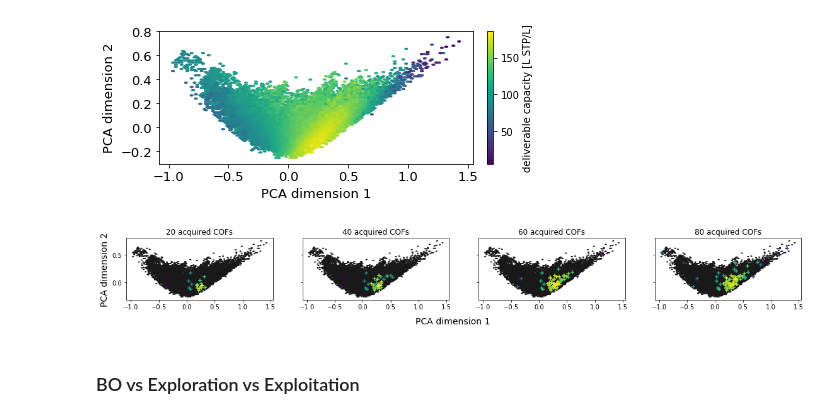
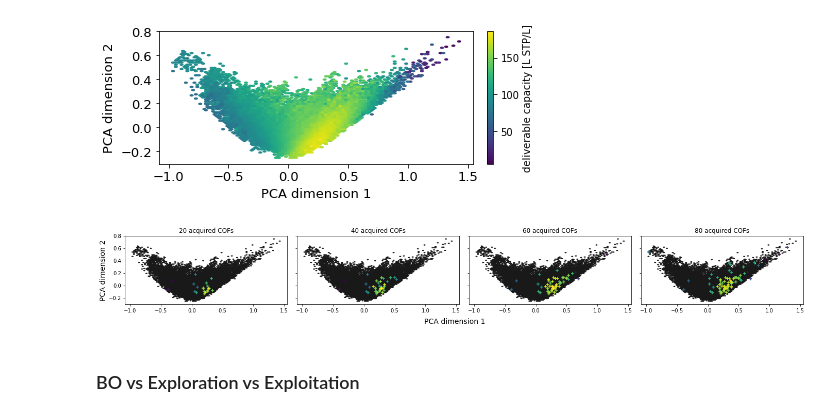
Before and after one commit to aryandeshwal/BO_of_COFs, a Jupyter notebook: COFS_figures.ipynb, the cells around one changed output. Saved outputs shown, nothing was run; the diff lists cells and outputs as text; code cells hidden in the pictures.

```diff
--- a/COFS_figures.ipynb
+++ b/COFS_figures.ipynb
@@ -60,31 +60,31 @@ plt.savefig('Hexbin_pca_all_inputs_2dim.pdf')
 # %%
 #low dimensional (PCA) visualization of the points selected by BO
 
 # bo_results.pkl is a torch-compatible dictionary storing BO results
 bo_data = torch.load('bo_results.pkl')
 inputs_selected = bo_data['inputs_selected'][0]
 inputs_selected = pca.transform(inputs_selected) # PCA transform
 bo_outputs = bo_data['outputs'][0]
 #print(len(bo_outputs))
 fig, ax = plt.subplots(1, 4, sharey=True, sharex=True, figsize=[3*6.4, 4.8])
 nb_to_show = [20, 40, 60, 80]
 for a in ax:
     a.set_aspect('equal', 'box')
     a.hexbin(inputs_low_dim_pca[:, 0], inputs_low_dim_pca[:, 1],C=0.9*np.ones(len(inputs_low_dim_pca[:, 1])), cmap="binary", vmin=0, vmax=1)
 for i in range(4):
     ax[i].scatter(inputs_selected[:nb_to_show[i], 0], inputs_selected[:nb_to_show[i], 1], c=bo_outputs[:nb_to_show[i]], marker="+")
     ax[i].set_title('{} acquired COFs'.format(nb_to_show[i]))
     ax[i].tick_params(axis='x', labelsize=10)
 ax[0].set_ylabel('PCA dimension 2', fontsize=14)
 
 ax[2].tick_params(axis='y', labelsize=0)
 
 
-fig.text(0.5, 0.25, 'PCA dimension 1', ha='center', fontsize=14)
-
+fig.text(0.5, 0.2, 'PCA dimension 1', ha='center', fontsize=14)
+plt.tight_layout()
 plt.savefig("BO_over_time_pca_hexbin_0.pdf")
 # %% [output]
-[figure, old version]
+[figure, new version]
 # %% [markdown]
 ### BO vs Exploration vs Exploitation
 # %%
```
